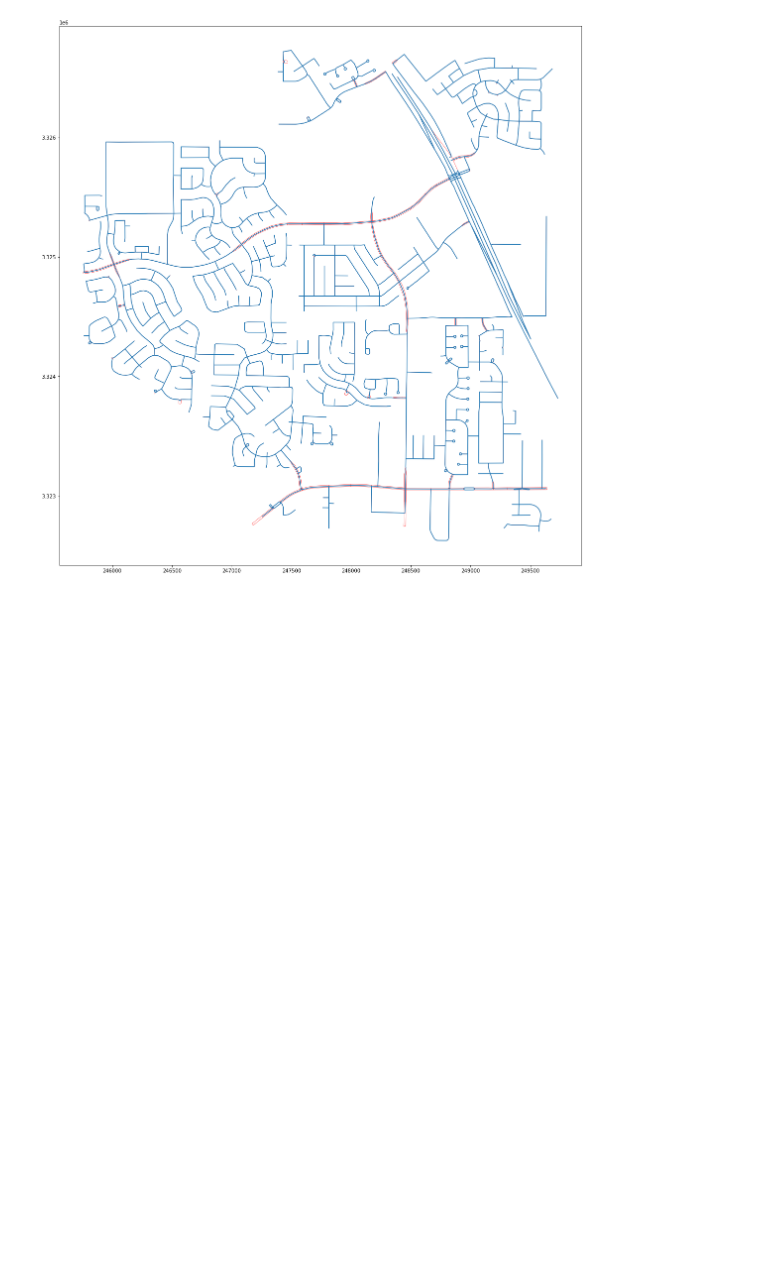
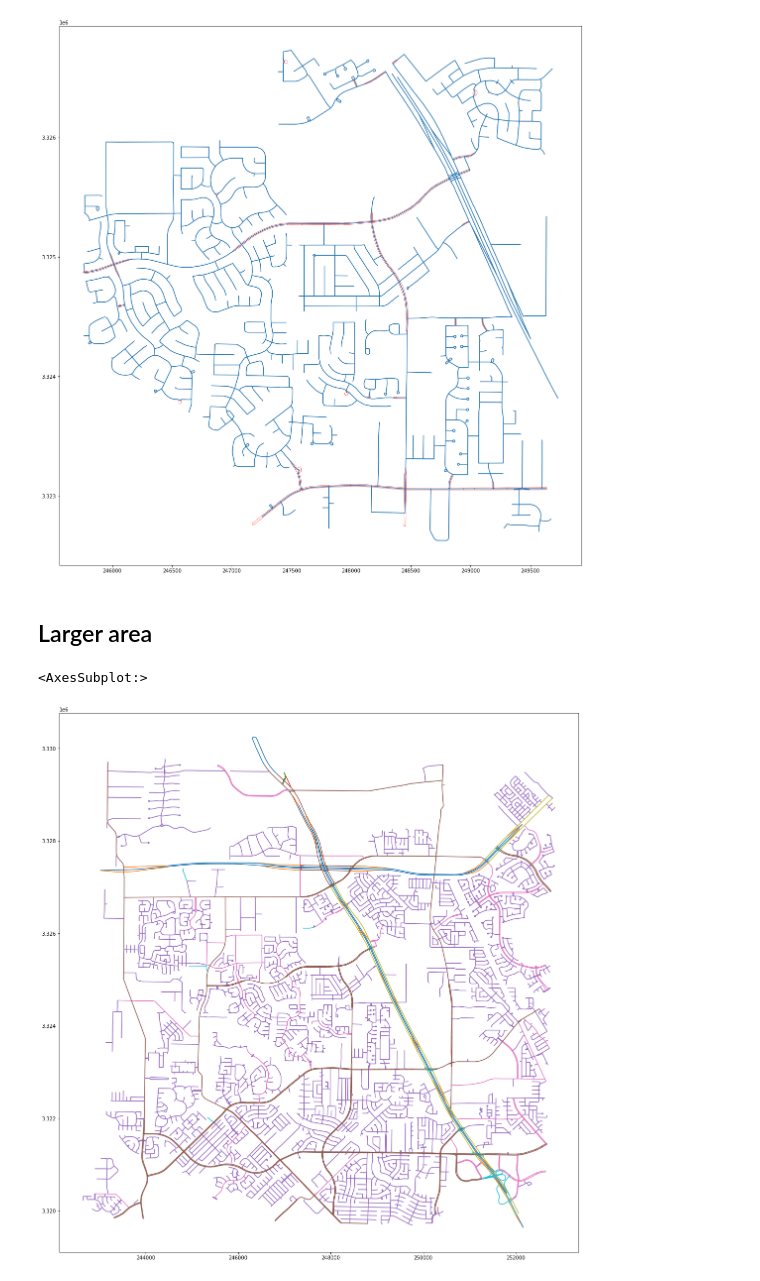
Before and after one commit to martinfleis/data_processing, a Jupyter notebook: vector_data/_consolidation_dev.ipynb, the cells around one changed output. Drawn from its saved outputs; the diff is of its cells as text; code cells hidden in the pictures; blank space fills up the shorter version.

```diff
--- a/vector_data/_consolidation_dev.ipynb
+++ b/vector_data/_consolidation_dev.ipynb
@@ -148,3 +111,16 @@ second.plot(ax=ax,zorder=1)
 # %% [output]
 <AxesSubplot:>
 [figure]
+# %% [markdown]
+## Larger area
+# %%
+point = (30.027555, -95.615635)
+dist = 5000
+
+streets_graph = ox.graph_from_point(point, dist, network_type='drive')
+streets_graph = ox.projection.project_graph(streets_graph)
+gdf = ox.graph_to_gdfs(ox.get_undirected(streets_graph), nodes=False, edges=True, node_geometry=False, fill_edge_geometry=True)
+gdf.plot(gdf.highway.astype(str), figsize=(20, 20))
+# %% [output]
+<AxesSubplot:>
+[figure, added]
```
Also changed, not shown: parts of 24 cells of this notebook, 1 other file.
